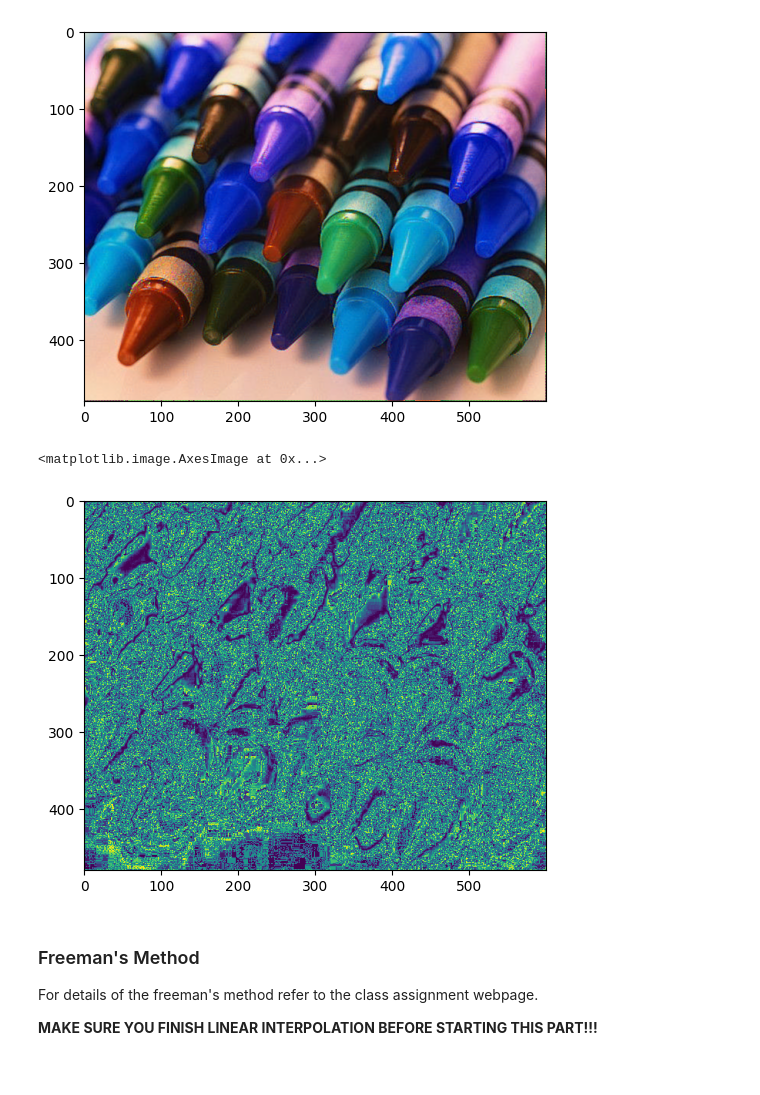
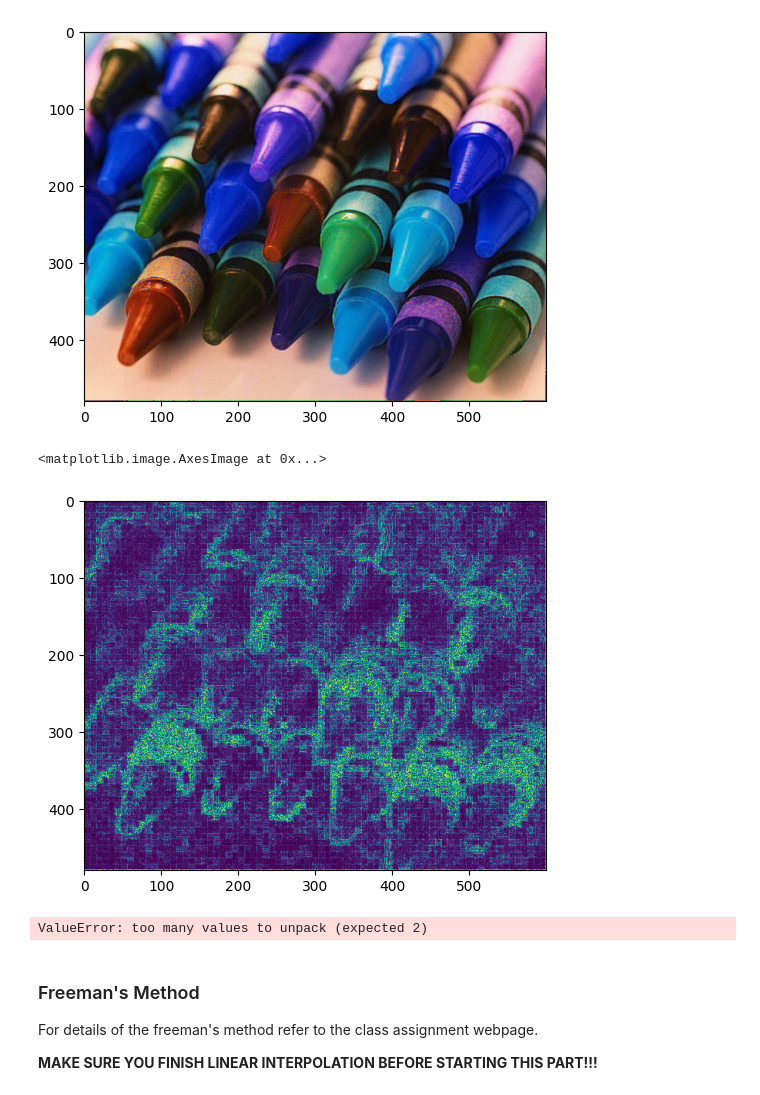
Before and after one commit to bhaba-ranjan/Demosaicing, a Jupyter notebook: MP0.ipynb, the cells around one changed output. Cells and saved outputs as stored; diff of their text form; code cells hidden in the pictures.

```diff
--- a/MP0.ipynb
+++ b/MP0.ipynb
@@ -88,8 +88,9 @@ def compute_errors(soln_image, original_image):
     to visualize where the mistakes are made
     '''
     error_map = np.zeros((original_image.shape[0], original_image.shape[1]))
+    original_image = original_image.astype(np.uint8)
 
-    blue_channel_diff = original_image[:,:,0] - soln_image[:,:,2]
+    blue_channel_diff = original_image[:,:,0] - soln_image[:,:,0]
     blue_channel_sq_diff = blue_channel_diff**2
 
     green_channel_diff = original_image[:,:,1] - soln_image[:,:,1]
@@ -118,14 +119,16 @@ plt.imshow(soln_image)
 [figure]
 # %%
 avg_pp_error, max_pp_error, sq_diff_map =  compute_errors(soln_image, original_image)
-plt.imshow(sq_diff_map)
+plt.imshow( np.sqrt(sq_diff_map))
 # %% [output]
 <matplotlib.image.AxesImage at 0x...>
-[figure, old version]
+[figure, new version]
 # %%
 pp_err, max_err = compute_errors(soln_image, original_image)
 print("The average per-pixel error for crayons is: "+str(pp_err))
 print("The maximum per-pixel error for crayons is: "+str(max_err))
+# %% [output]
+ValueError: too many values to unpack (expected 2)
 # %%
 mosaic_img = read_image('iceberg.bmp')
 soln_image = get_solution_image(mosaic_img)
```
